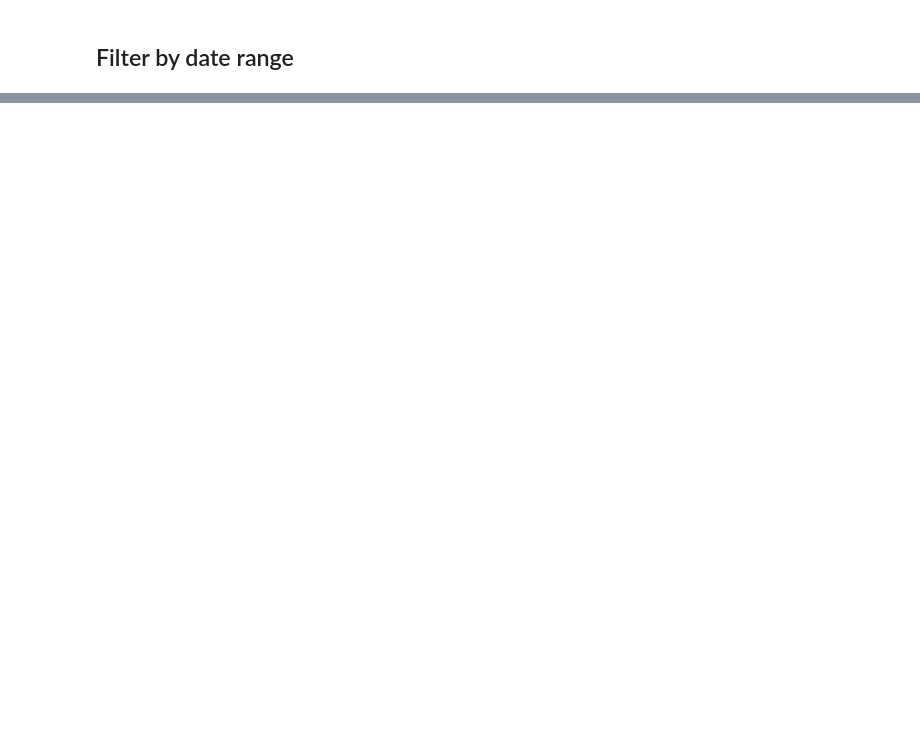
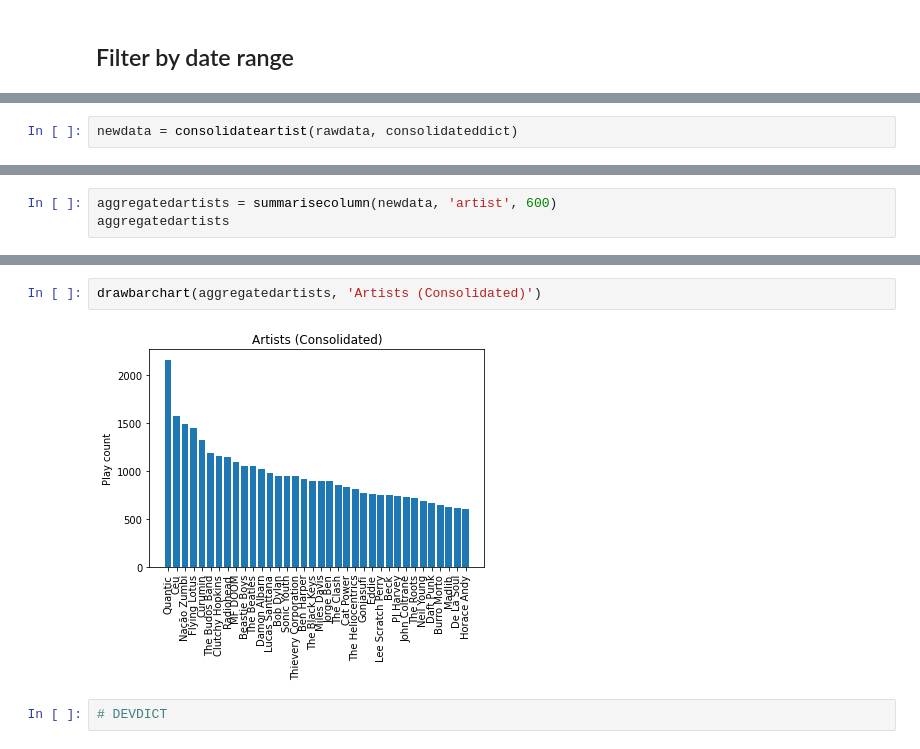
Before and after one commit to rodrigodub/reed, a Jupyter notebook: My Last.fm scrobbling history.ipynb, the cells around one changed output, grey strips where cells are left out. Drawn from its saved outputs; the diff is of its cells as text; blank space fills up the shorter version.

Commit message:
Consolidated Artists OK

```diff
--- a/My Last.fm scrobbling history.ipynb
+++ b/My Last.fm scrobbling history.ipynb
@@ -154,0 +173,2 @@ drawbarchart(top2020, '2020 Artists')
+# %%
+newdata = consolidateartist(rawdata, consolidateddict)
@@ -154,0 +191,3 @@ drawbarchart(top2020, '2020 Artists')
+# %%
+aggregatedartists = summarisecolumn(newdata, 'artist', 600)
+aggregatedartists
@@ -154,0 +212,6 @@ drawbarchart(top2020, '2020 Artists')
+# %%
+drawbarchart(aggregatedartists, 'Artists (Consolidated)')
+# %% [output]
+[figure, added]
+# %%
+# DEVDICT
```
Also changed, not shown: parts of 23 cells of this notebook.
